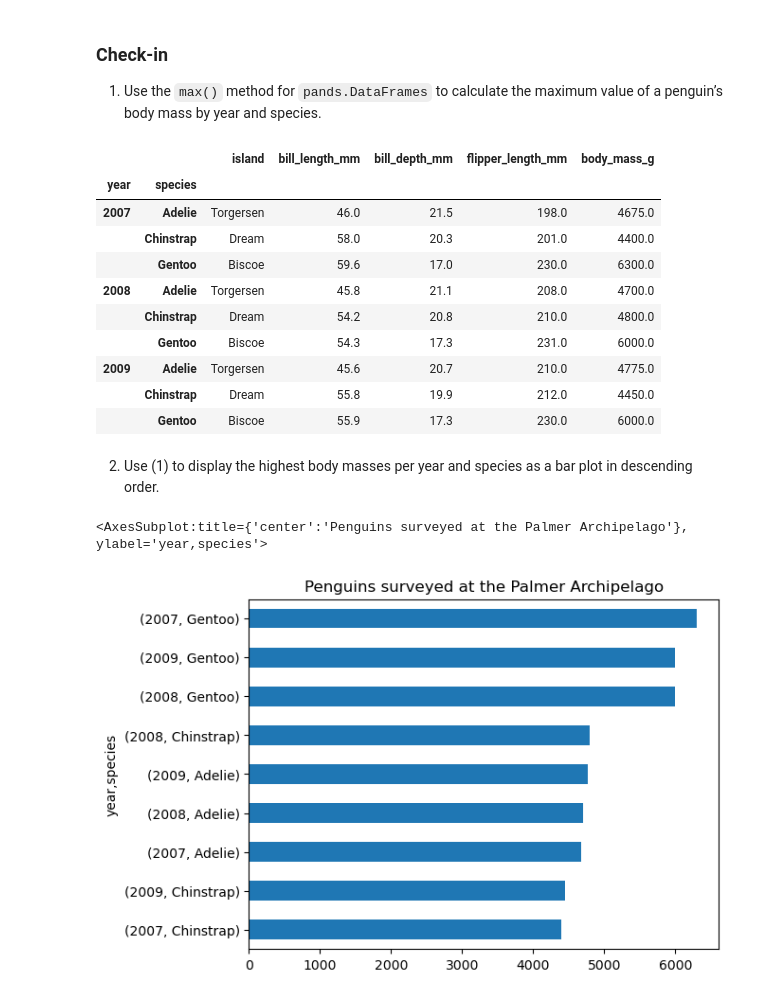
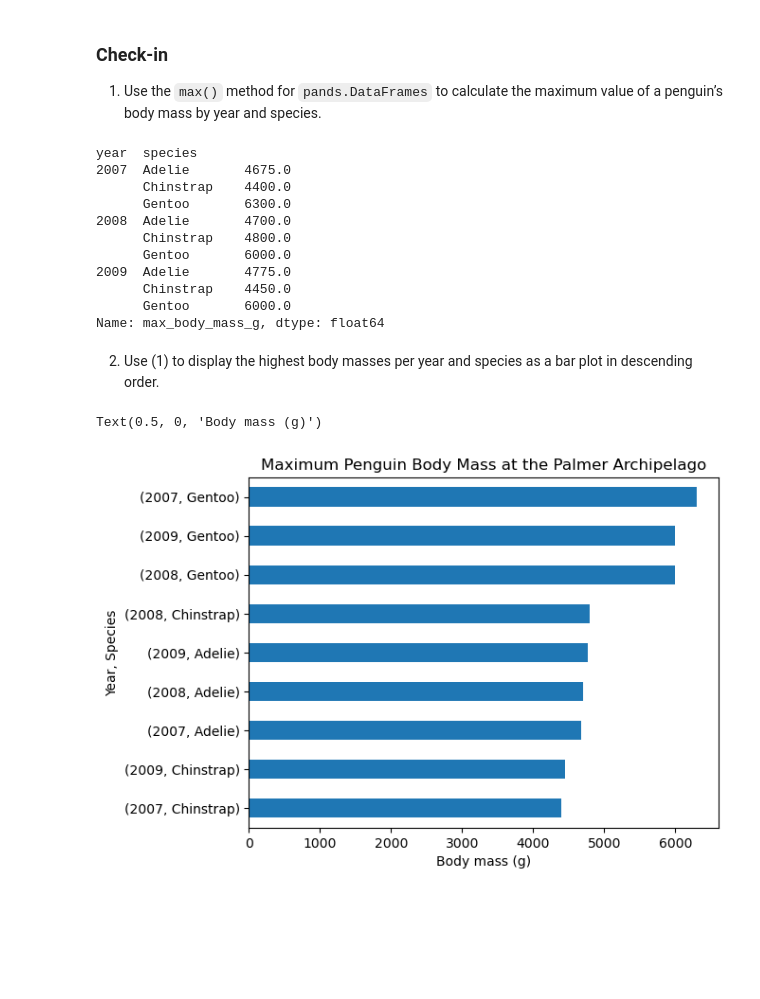
Before and after one commit to rfswick/eds220-2024-in-class, a Jupyter notebook: week3_groupby.ipynb, the cells around one changed output. Cells and saved outputs as stored; diff of their text form; code cells hidden in the pictures; blank space fills up the shorter version.

Commit message:
Update groupby() notes

```diff
--- a/week3_groupby.ipynb
+++ b/week3_groupby.ipynb
@@ -203,30 +203,35 @@ Let’s say we want to plot the surveyed population per year and island. We coul
 1. Use the `max()` method for `pands.DataFrames` to calculate the maximum value of a penguin’s body mass by year and species.
 # %%
 # Calculate maximum penguin body mass by year and species
-penguin_max = penguins.groupby(['year','species']).max()
+penguin_max = (penguins.groupby(['year','species'])
+                       .body_mass_g
+                       .max()
+                       .rename('max_body_mass_g')
+              )
 
 penguin_max
 # %% [output]
-|  |  | island | bill_length_mm | bill_depth_mm | flipper_length_mm | body_mass_g |
-| year | species |  |  |  |  |  |
-| 2007 | Adelie | Torgersen | 46.0 | 21.5 | 198.0 | 4675.0 |
-|  | Chinstrap | Dream | 58.0 | 20.3 | 201.0 | 4400.0 |
-|  | Gentoo | Biscoe | 59.6 | 17.0 | 230.0 | 6300.0 |
-| 2008 | Adelie | Torgersen | 45.8 | 21.1 | 208.0 | 4700.0 |
-|  | Chinstrap | Dream | 54.2 | 20.8 | 210.0 | 4800.0 |
-|  | Gentoo | Biscoe | 54.3 | 17.3 | 231.0 | 6000.0 |
-| 2009 | Adelie | Torgersen | 45.6 | 20.7 | 210.0 | 4775.0 |
-|  | Chinstrap | Dream | 55.8 | 19.9 | 212.0 | 4450.0 |
-|  | Gentoo | Biscoe | 55.9 | 17.3 | 230.0 | 6000.0 |
+year  species
+2007  Adelie       4675.0
+      Chinstrap    4400.0
+      Gentoo       6300.0
+2008  Adelie       4700.0
+      Chinstrap    4800.0
+      Gentoo       6000.0
+2009  Adelie       4775.0
+      Chinstrap    4450.0
+      Gentoo       6000.0
+Name: max_body_mass_g, dtype: float64
 # %% [markdown]
 2. Use (1) to display the highest body masses per year and species as a bar plot in descending order.
 # %%
-(penguin_max.body_mass_g
-            .sort_values()
+# Bar plot of highest body masses per year and species
+(penguin_max.sort_values()
             .plot(kind='barh',
-                title='Penguins surveyed at the Palmer Archipelago',
-                ylabel=('Island, Year'))
+                title='Maximum Penguin Body Mass at the Palmer Archipelago',
+                xlabel=('Year, Species'))
+            .set_xlabel(xlabel='Body mass (g)')
          )
 # %% [output]
-<AxesSubplot:title={'center':'Penguins surveyed at the Palmer Archipelago'}, ylabel='year,species'>
+Text(0.5, 0, 'Body mass (g)')
-[figure, old version]
+[figure, new version]
```
